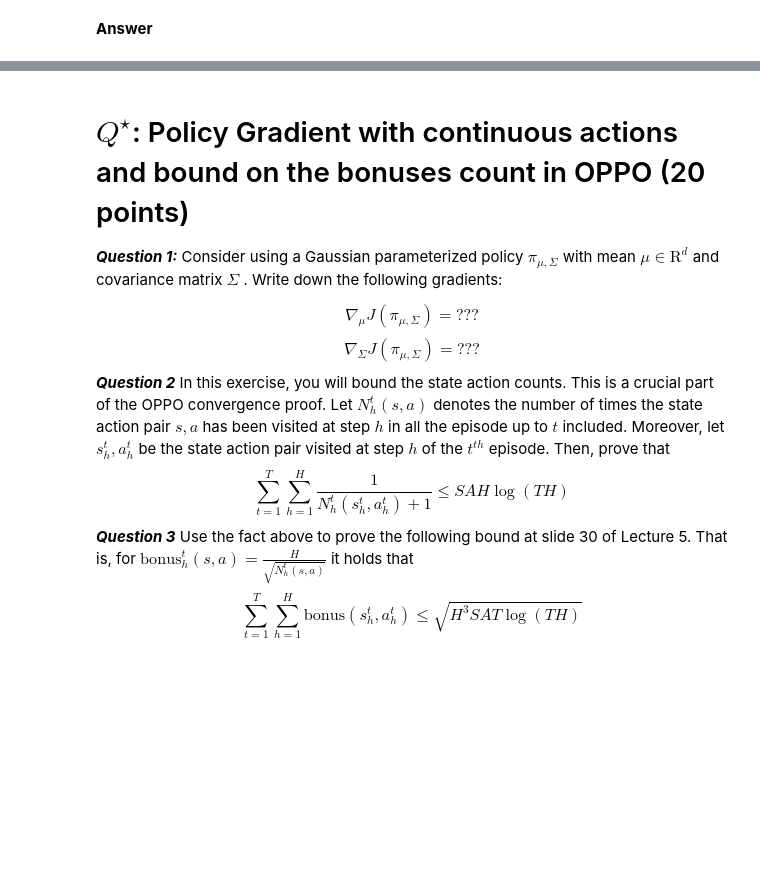
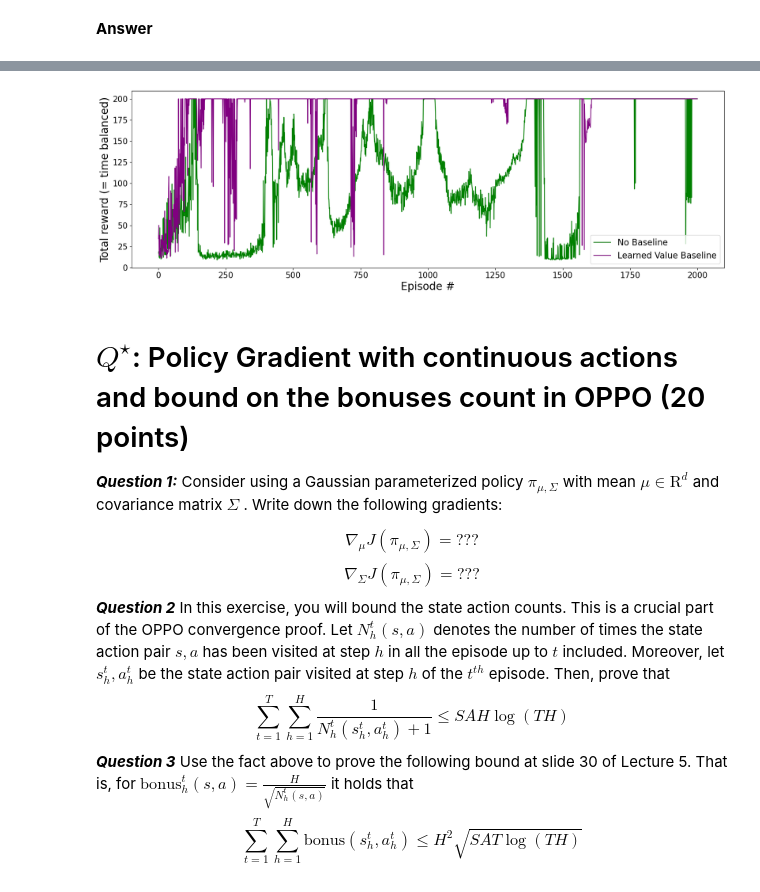
Before and after one commit to sofijaorlovic/Reinforcement-Learning-Homework3, a Jupyter notebook: Assignment.ipynb, the cells around one changed output, grey strips where cells are left out. Saved outputs shown, nothing was run; the diff lists cells and outputs as text; code cells hidden in the pictures; blank space fills up the shorter version.

```diff
--- a/Assignment.ipynb
+++ b/Assignment.ipynb
@@ -1605,0 +1795,25 @@ plt.show()
+# %%
+env = gym.make('CartPole-v0')
+env.seed(0)
+
+policy_value_baseline = Policy().to(device)
+optimizer_policy_value_baseline = optim.Adam(
+    policy_value_baseline.parameters(),
+    lr=1e-2
+)
+
+value_baseline = ValueBaseline().to(device)
+optimizer_value_baseline = optim.Adam(
+    value_baseline.parameters(),
+    lr=1e-3
+)
+
+scores_value_baseline = reinforce_rwd2go_value_baseline(
+    policy_value_baseline,
+    optimizer_policy_value_baseline,
+    value_baseline,
+    optimizer_value_baseline,
+    early_stop=False,
+    n_episodes=2000,
+    gamma=1.0
+)
@@ -1606,3 +1840,25 @@ plt.show()
+# %%
+fig = plt.figure(figsize=(20, 6))
+ax = fig.add_subplot(111)
+
+ax.plot(np.arange(1, len(scores_rwd2go) + 1),
+        scores_rwd2go,
+        color='green',
+        label='No Baseline')
+
+ax.plot(np.arange(1, len(scores_value_baseline) + 1),
+        scores_value_baseline,
+        color='purple',
+        label='Learned Value Baseline')
+
+ax.set_ylabel('Total reward (= time balanced)', fontsize=20)
+ax.set_xlabel('Episode #', fontsize=20)
+ax.tick_params(axis='both', which='major', labelsize=15)
+ax.legend(fontsize=16)
+
+plt.show()
+# %% [output]
+[figure, added]
 # %% [markdown]
 # $Q^\star$: Policy Gradient with continuous actions and bound on the bonuses count in OPPO (20 points)
 ***Question 1:*** Consider using a Gaussian parameterized policy $\pi_{\mu,\Sigma}$ with mean $\mu \in \mathrm{R}^d$
@@ -1614,4 +1870,4 @@ $$ \nabla_\Sigma J(\pi_{\mu, \Sigma}) = ???$$
 let $s^t_h,a^t_h$ be the state action pair visited at step $h$ of the $t^{th}$ episode. Then, prove that
 $$ \sum^T_{t=1} \sum^H_{h=1} \frac{1}{N^t_h(s^t_h, a^t_h)+1} \leq SAH \log( T H)$$
 ***Question 3*** Use the fact above to prove the following bound at slide 30 of Lecture 5. That is, for $\mathrm{bonus}^t_h(s,a) = \frac{H}{\sqrt{N^t_h(s,a)}}$ it holds that
-$$ \sum^T_{t=1} \sum^H_{h=1} \mathrm{bonus}(s^t_h, a^t_h) \leq \sqrt{ H^3 SA T \log( T H)}$$
+$$ \sum^T_{t=1} \sum^H_{h=1} \mathrm{bonus}(s^t_h, a^t_h) \leq H^2 \sqrt{SA T \log( T H)}$$
```
Also changed, not shown: parts of 15 cells of this notebook.
